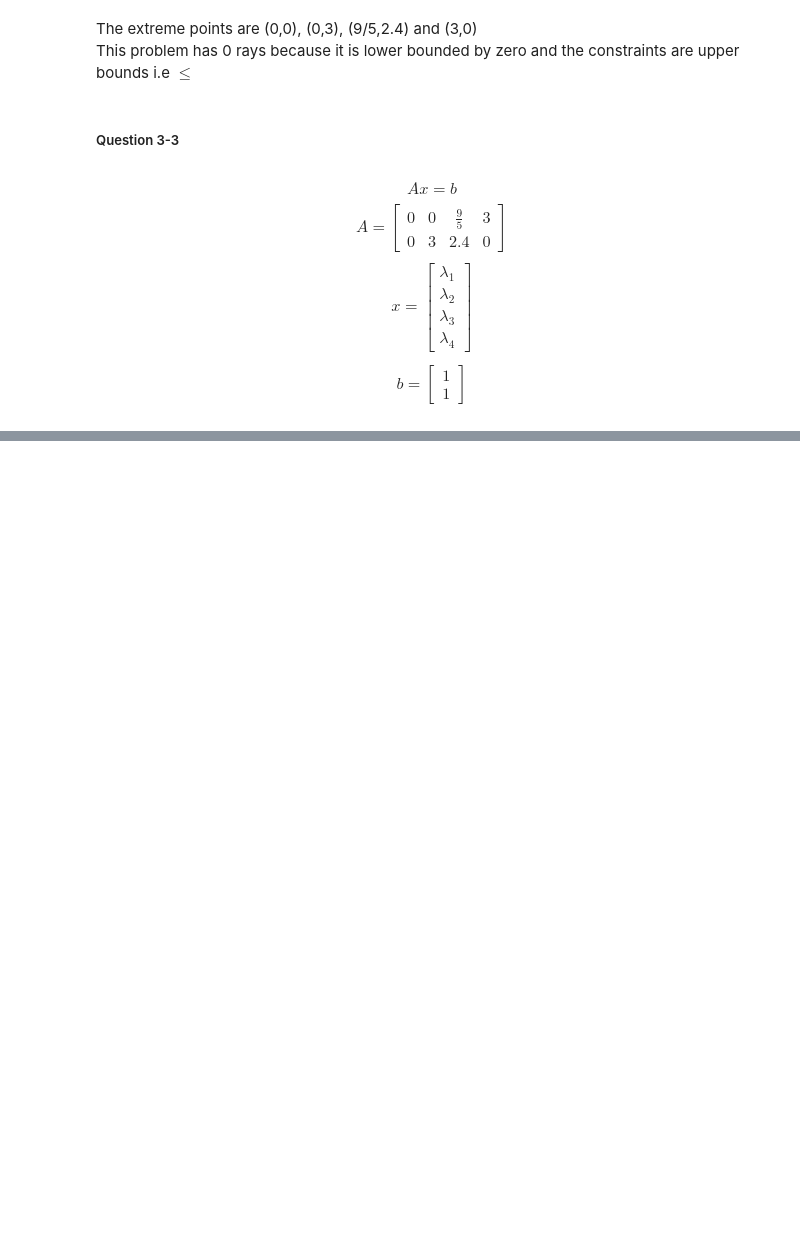
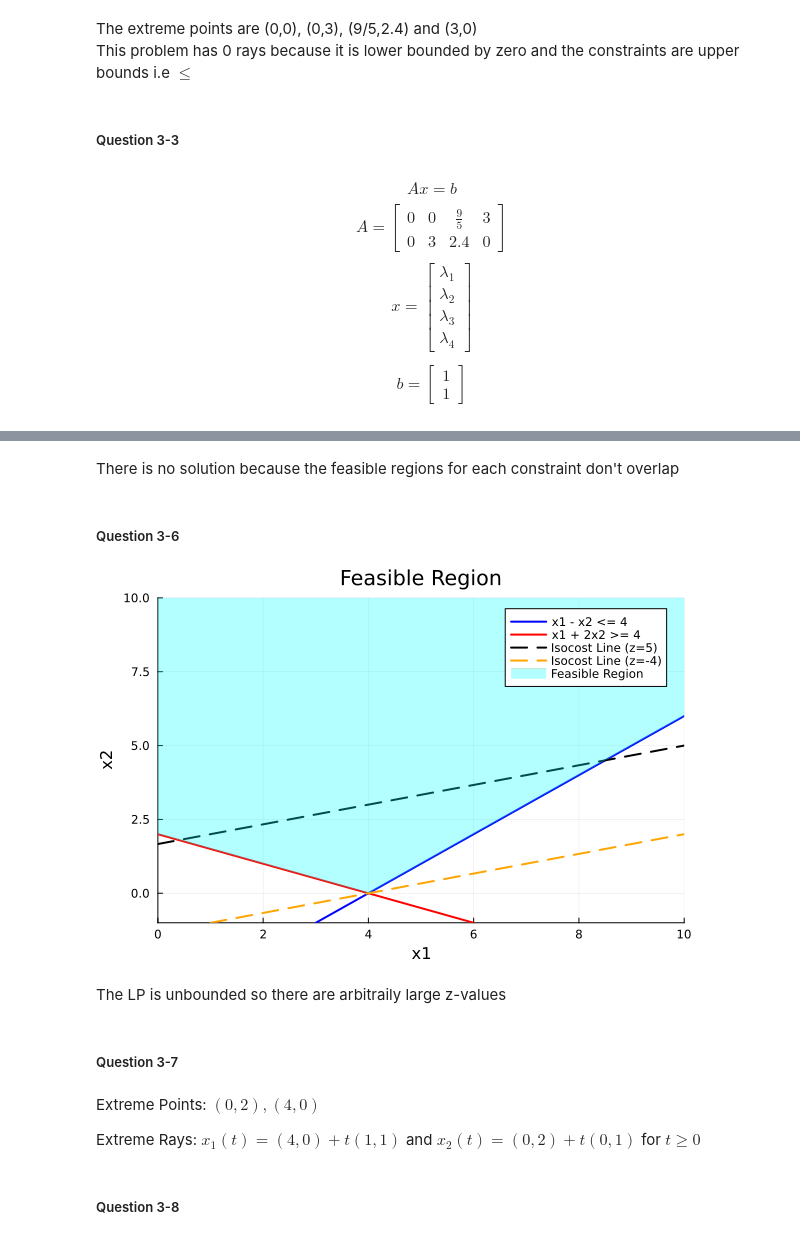
Before and after one commit to Damion-14/ECE524, a Jupyter notebook: hw2/hw2.ipynb, the cells around one changed output, grey strips where cells are left out. Saved outputs shown, nothing was run; the diff lists cells and outputs as text; code cells hidden in the pictures; blank space fills up the shorter version.

```diff
--- a/hw2/hw2.ipynb
+++ b/hw2/hw2.ipynb
@@ -419,0 +495,43 @@ println(x_normalized)
+# %% [markdown]
+There is no solution because the feasible regions for each constraint don't overlap
+# %% [markdown]
+##### Question 3-6
+# %%
+x1_range = 0:0.1:10
+f1(x1) = -4 + x1
+f2(x1) = 2 - (x1/2)
+
+plot(x1_range, f1.(x1_range), label="x1 - x2 <= 4", lw=2, color=:blue)
+plot!(x1_range, f2.(x1_range), label="x1 + 2x2 >= 4", lw=2, color=:red)
+
+# isocost lines
+isocost_line(z, x1) = z/3 + x1/3  # Pass z as a parameter to the function
+z = 5
+plot!(x1_range, isocost_line.(z, x1_range), label="Isocost Line (z=5)", linestyle=:dash, lw=2, color=:black)
+z = -4
+plot!(x1_range, isocost_line.(z, x1_range), label="Isocost Line (z=-4)", linestyle=:dash, lw=2, color=:orange)
+
+x_vals1 = [0, 0, 10, 10, 4, 0]
+y_vals1 = [2, 10, 10, 6, 0, 2]
+
+plot!(x_vals1, y_vals1, fill=(0, :cyan, 0.3), lw=0, label="Feasible Region")
+
+xlabel!("x1")
+ylabel!("x2")
+
+title!("Feasible Region")
+
+xlims!(0, 10)
+ylims!(-1, 10)
+# %% [output]
+[figure, added]
+# %% [markdown]
+The LP is unbounded so there are arbitraily large z-values
+# %% [markdown]
+##### Question 3-7
+# %% [markdown]
+Extreme Points: $(0, 2), (4, 0)$
+
+Extreme Rays: $x_1(t) = (4,0) + t(1,1)$ and $x_2(t) = (0,2) + t(0,1)$ for $t \geq 0$
+# %% [markdown]
+##### Question 3-8
```
Also changed, not shown: parts of 24 cells of this notebook.
